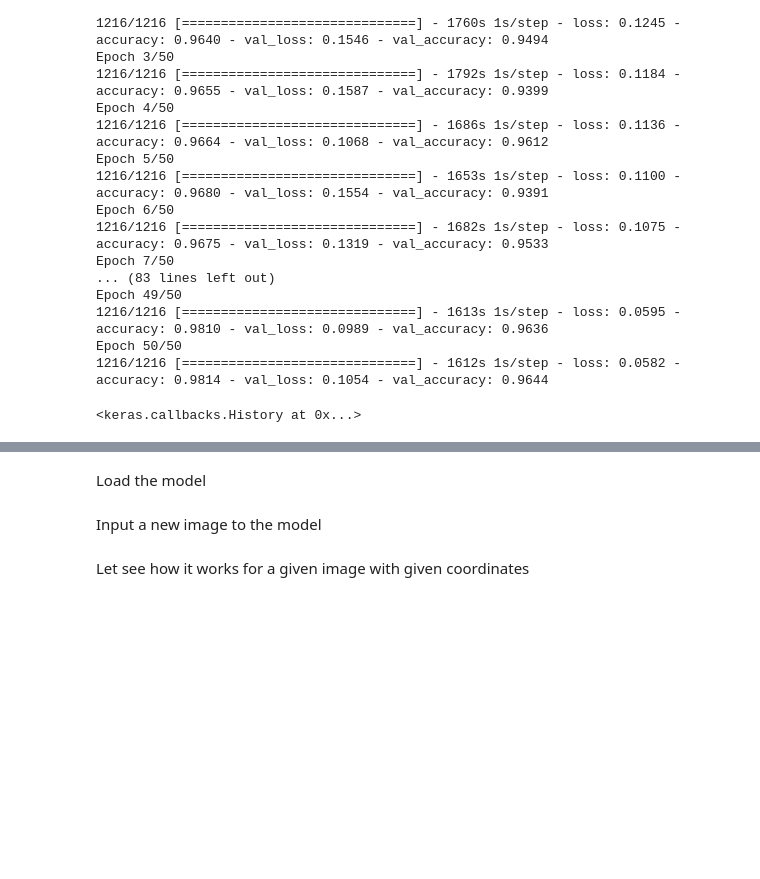
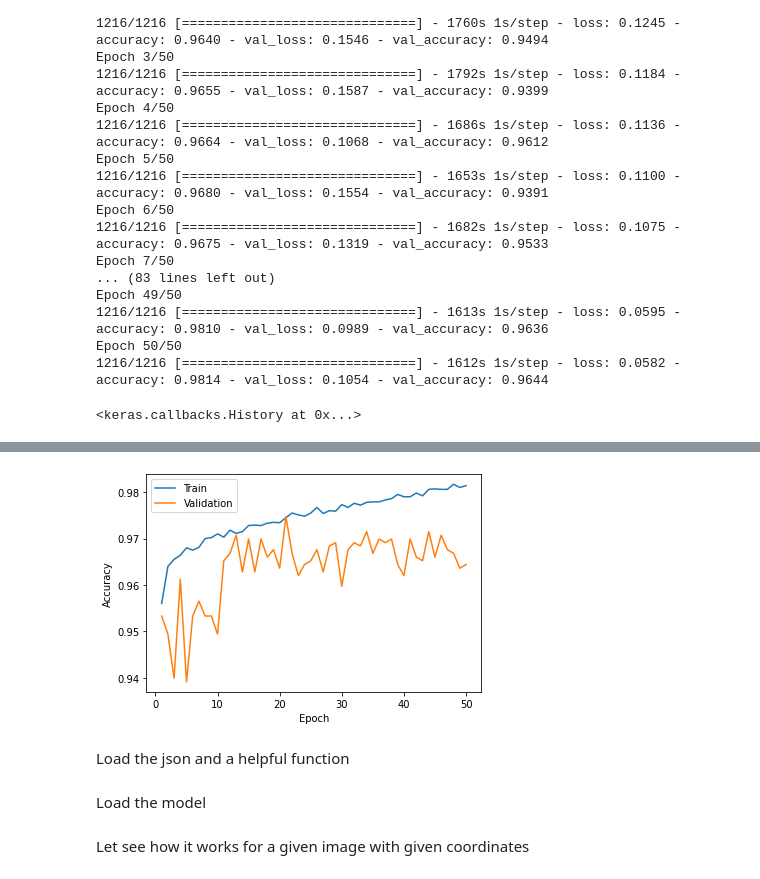
Before and after one commit to jjbuitrago/advanced_analytics, a Jupyter notebook: assingment_2/pools_classification.ipynb, the cells around one changed output, grey strips where cells are left out. Drawn from its saved outputs; the diff is of its cells as text; code cells hidden in the pictures; blank space fills up the shorter version.

```diff
--- a/assingment_2/pools_classification.ipynb
+++ b/assingment_2/pools_classification.ipynb
@@ -180,0 +201,11 @@ Epoch 50/50
+# %%
+plt.plot(range(1,51), test_accuracy, label='Train')
+plt.plot(range(1,51), val_accuracy, label='Validation')
+plt.ylabel('Accuracy')
+plt.xlabel('Epoch')
+plt.legend()
+plt.show()
+# %% [output]
+[figure, added]
+# %% [markdown]
+Load the json and a helpful function
@@ -185,4 +235,2 @@ checkpoint_path = f"models/save_at_50.h5"
 
 model.load_weights(checkpoint_path)
-# %% [markdown]
-Input a new image to the model
```
Also changed, not shown: parts of 17 cells of this notebook, 1 other file.
